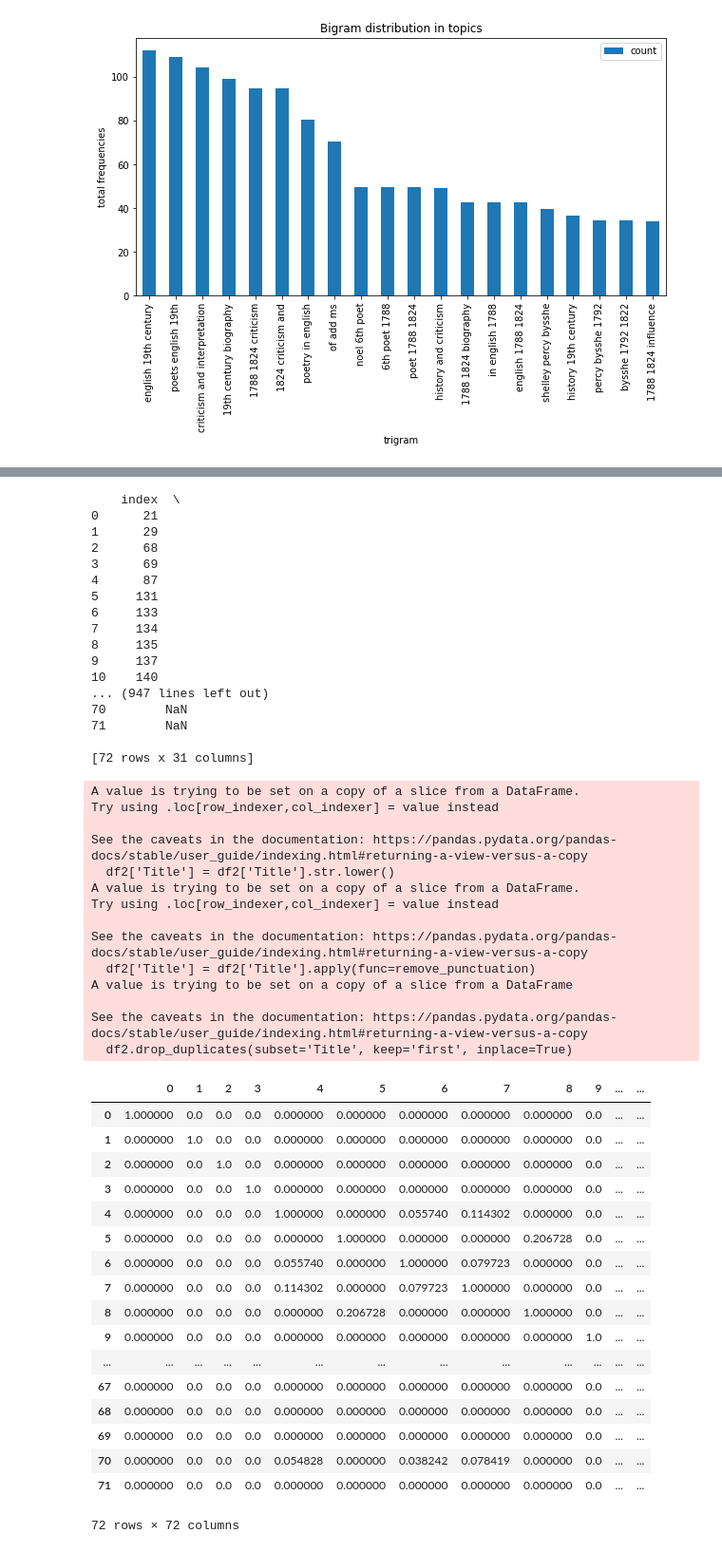
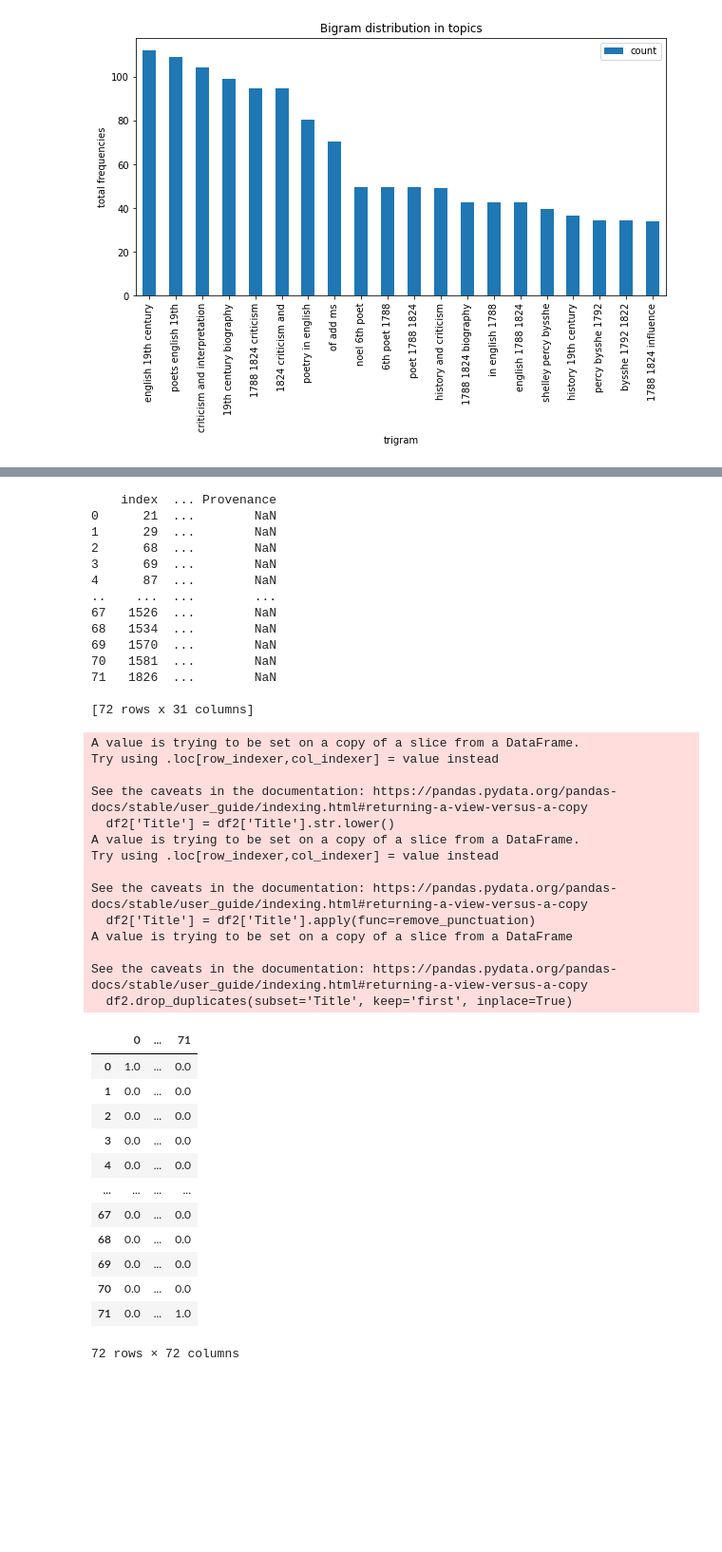
Before and after one commit to VictorPovazhuk/book, a Jupyter notebook: Distribution.ipynb, the cells around one changed output, grey strips where cells are left out. Shown: that part at 95% size. Cells and saved outputs as stored; diff of their text form; code cells hidden in the pictures; blank space fills up the shorter version.

```diff
--- a/Distribution.ipynb
+++ b/Distribution.ipynb
@@ -182,64 +171,56 @@ title = title.lower()
 data = df2.loc[df2['Genre'].str.contains(genre)]
 data.reset_index(level = 0, inplace = True)
 print(data)
 indices = pd.Series(data.index, index = data['Title'])
 
 tf = TfidfVectorizer(analyzer='word', ngram_range=(2, 2), min_df = 1, stop_words='english')
 tfidf_matrix = tf.fit_transform(data['Title'])
 
 sg = cosine_similarity(tfidf_matrix)
 
 df3 = pd.DataFrame(sg)
 
-pd.options.display.max_rows = None
+pd.options.display.max_rows = 10
 df3
 # %% [output]
-    index  \
-0      21
-1      29
-2      68
-3      69
-4      87
-5     131
-6     133
-7     134
-8     135
-9     137
-10    140
-... (947 lines left out)
-70        NaN
-71        NaN
+    index  ... Provenance
+0      21  ...        NaN
+1      29  ...        NaN
+2      68  ...        NaN
+3      69  ...        NaN
+4      87  ...        NaN
+..    ...  ...        ...
+67   1526  ...        NaN
+68   1534  ...        NaN
+69   1570  ...        NaN
+70   1581  ...        NaN
+71   1826  ...        NaN
 
 [72 rows x 31 columns]
 A value is trying to be set on a copy of a slice from a DataFrame.
 Try using .loc[row_indexer,col_indexer] = value instead
 
 See the caveats in the documentation: https://pandas.pydata.org/pandas-docs/stable/user_guide/indexing.html#returning-a-view-versus-a-copy
   df2['Title'] = df2['Title'].str.lower()
 A value is trying to be set on a copy of a slice from a DataFrame.
 Try using .loc[row_indexer,col_indexer] = value instead
 
 See the caveats in the documentation: https://pandas.pydata.org/pandas-docs/stable/user_guide/indexing.html#returning-a-view-versus-a-copy
   df2['Title'] = df2['Title'].apply(func=remove_punctuation)
 A value is trying to be set on a copy of a slice from a DataFrame
 
 See the caveats in the documentation: https://pandas.pydata.org/pandas-docs/stable/user_guide/indexing.html#returning-a-view-versus-a-copy
   df2.drop_duplicates(subset='Title', keep='first', inplace=True)
-|  | 0 | 1 | 2 | 3 | 4 | 5 | 6 | 7 | 8 | 9 | ... | ... |
-| 0 | 1.000000 | 0.0 | 0.0 | 0.0 | 0.000000 | 0.000000 | 0.000000 | 0.000000 | 0.000000 | 0.0 | ... | ... |
-| 1 | 0.000000 | 1.0 | 0.0 | 0.0 | 0.000000 | 0.000000 | 0.000000 | 0.000000 | 0.000000 | 0.0 | ... | ... |
-| 2 | 0.000000 | 0.0 | 1.0 | 0.0 | 0.000000 | 0.000000 | 0.000000 | 0.000000 | 0.000000 | 0.0 | ... | ... |
-| 3 | 0.000000 | 0.0 | 0.0 | 1.0 | 0.000000 | 0.000000 | 0.000000 | 0.000000 | 0.000000 | 0.0 | ... | ... |
-| 4 | 0.000000 | 0.0 | 0.0 | 0.0 | 1.000000 | 0.000000 | 0.055740 | 0.114302 | 0.000000 | 0.0 | ... | ... |
-| 5 | 0.000000 | 0.0 | 0.0 | 0.0 | 0.000000 | 1.000000 | 0.000000 | 0.000000 | 0.206728 | 0.0 | ... | ... |
-| 6 | 0.000000 | 0.0 | 0.0 | 0.0 | 0.055740 | 0.000000 | 1.000000 | 0.079723 | 0.000000 | 0.0 | ... | ... |
-| 7 | 0.000000 | 0.0 | 0.0 | 0.0 | 0.114302 | 0.000000 | 0.079723 | 1.000000 | 0.000000 | 0.0 | ... | ... |
-| 8 | 0.000000 | 0.0 | 0.0 | 0.0 | 0.000000 | 0.206728 | 0.000000 | 0.000000 | 1.000000 | 0.0 | ... | ... |
-| 9 | 0.000000 | 0.0 | 0.0 | 0.0 | 0.000000 | 0.000000 | 0.000000 | 0.000000 | 0.000000 | 1.0 | ... | ... |
-| ... | ... | ... | ... | ... | ... | ... | ... | ... | ... | ... | ... | ... |
-| 67 | 0.000000 | 0.0 | 0.0 | 0.0 | 0.000000 | 0.000000 | 0.000000 | 0.000000 | 0.000000 | 0.0 | ... | ... |
-| 68 | 0.000000 | 0.0 | 0.0 | 0.0 | 0.000000 | 0.000000 | 0.000000 | 0.000000 | 0.000000 | 0.0 | ... | ... |
-| 69 | 0.000000 | 0.0 | 0.0 | 0.0 | 0.000000 | 0.000000 | 0.000000 | 0.000000 | 0.000000 | 0.0 | ... | ... |
-| 70 | 0.000000 | 0.0 | 0.0 | 0.0 | 0.054828 | 0.000000 | 0.038242 | 0.078419 | 0.000000 | 0.0 | ... | ... |
-| 71 | 0.000000 | 0.0 | 0.0 | 0.0 | 0.000000 | 0.000000 | 0.000000 | 0.000000 | 0.000000 | 0.0 | ... | ... |
+|  | 0 | ... | 71 |
+| 0 | 1.0 | ... | 0.0 |
+| 1 | 0.0 | ... | 0.0 |
+| 2 | 0.0 | ... | 0.0 |
+| 3 | 0.0 | ... | 0.0 |
+| 4 | 0.0 | ... | 0.0 |
+| ... | ... | ... | ... |
+| 67 | 0.0 | ... | 0.0 |
+| 68 | 0.0 | ... | 0.0 |
+| 69 | 0.0 | ... | 0.0 |
+| 70 | 0.0 | ... | 0.0 |
+| 71 | 0.0 | ... | 1.0 |
 72 rows × 72 columns
```
Also changed, not shown: parts of 8 cells of this notebook, 1 other file.
